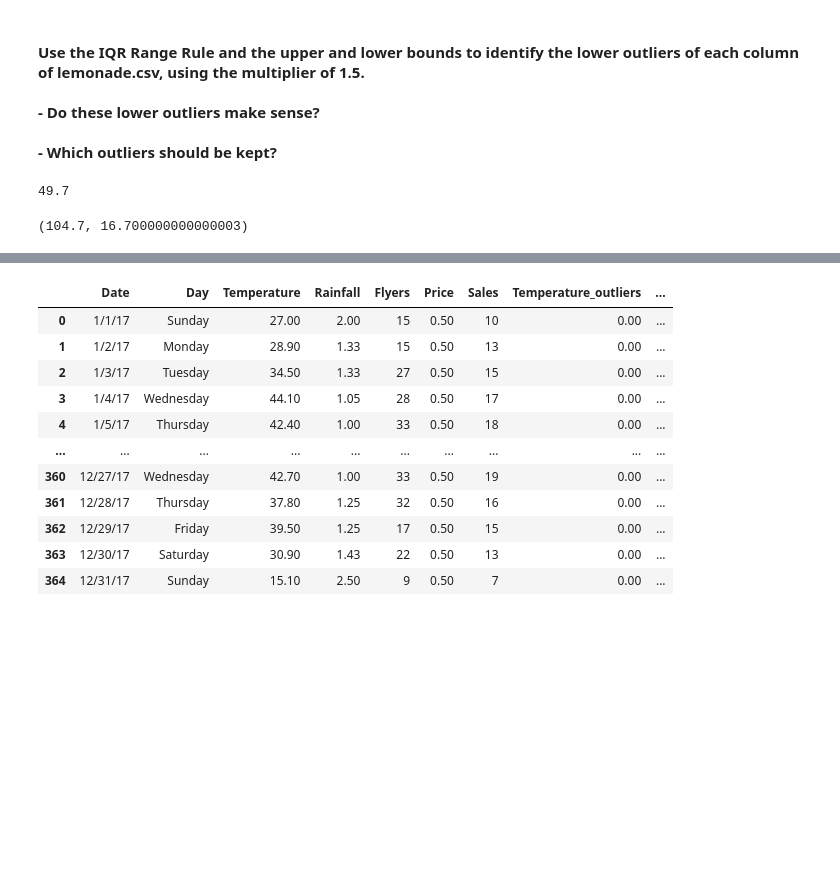
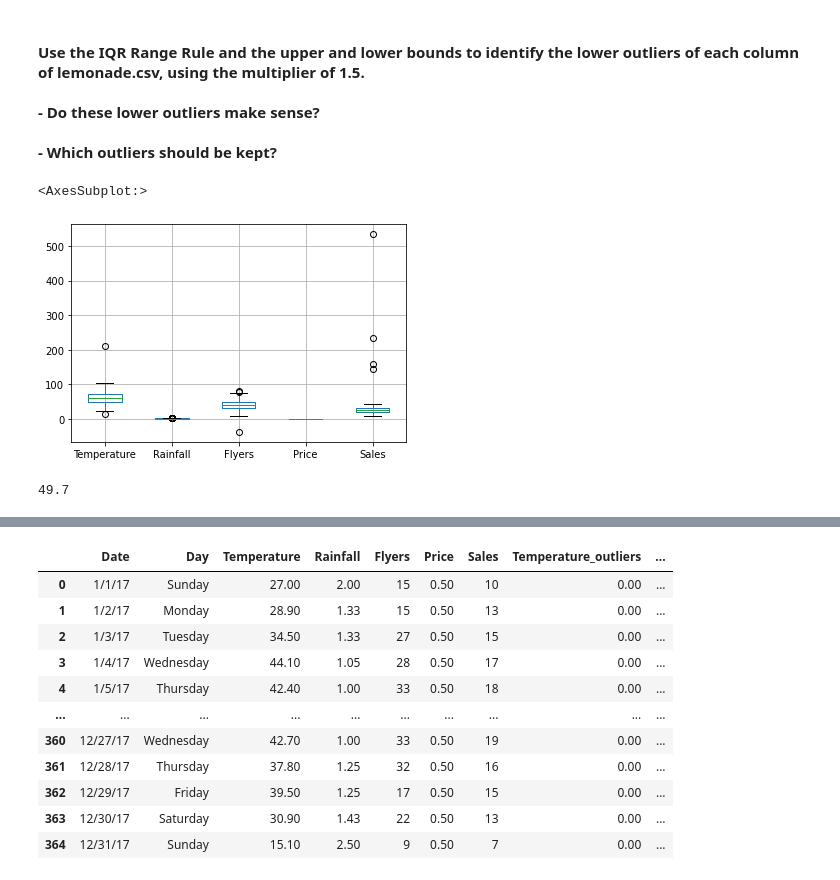
Before and after one commit to jeneyring/anomaly-detection-exercises, a Jupyter notebook: continuous_probabilistic_methods.ipynb, the cells around one changed output, grey strips where cells are left out. Drawn from its saved outputs; the diff is of its cells as text; code cells hidden in the pictures; blank space fills up the shorter version.

```diff
--- a/continuous_probabilistic_methods.ipynb
+++ b/continuous_probabilistic_methods.ipynb
@@ -102,3 +102,9 @@ array([[<AxesSubplot:title={'center':'Temperature'}>,
 [figure]
 # %% [markdown]
 #### Use the IQR Range Rule and the upper and lower bounds to identify the lower outliers of each column of lemonade.csv, using the multiplier of 1.5.<br><br> - Do these lower outliers make sense?<br><br> - Which outliers should be kept?
+# %%
+#using boxplots to visually see any anomolies/outliers:
+df_lemonade.boxplot(column=['Temperature', 'Rainfall', 'Flyers','Price','Sales'])
+# %% [output]
+<AxesSubplot:>
+[figure, new version]
@@ -117,4 +133,2 @@ def get_outliers(col, k):
 # %%
-get_outliers(df_lemonade.Temperature, k=1.5)
+lower, upper = get_outliers(df_lemonade.Temperature, k=1.5)
-# %% [output]
-(104.7, 16.700000000000003)
```
Also changed, not shown: parts of 10 cells of this notebook, 2 other files.
